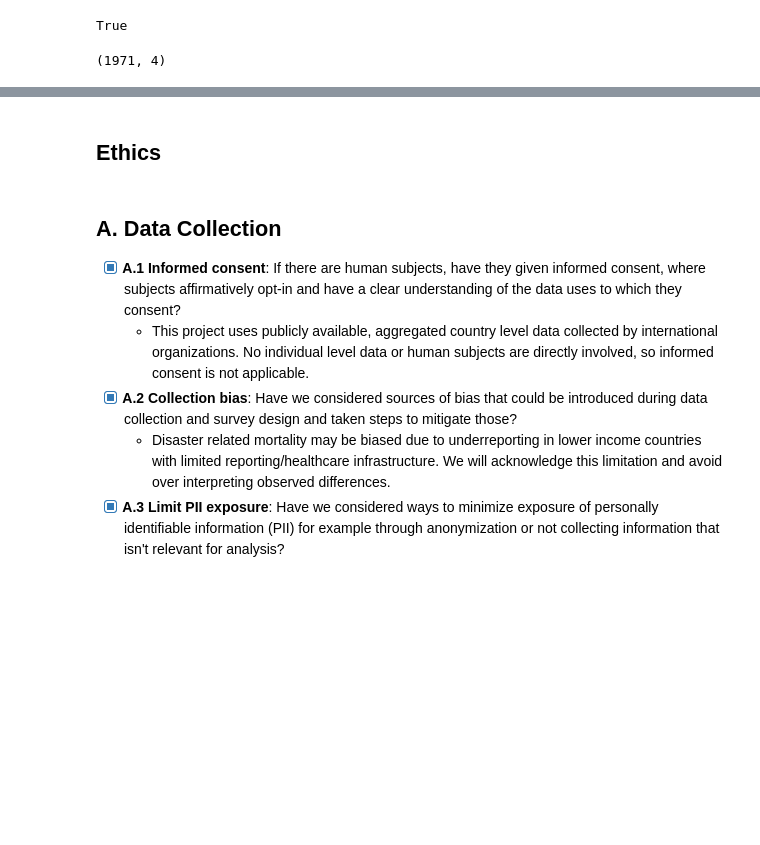
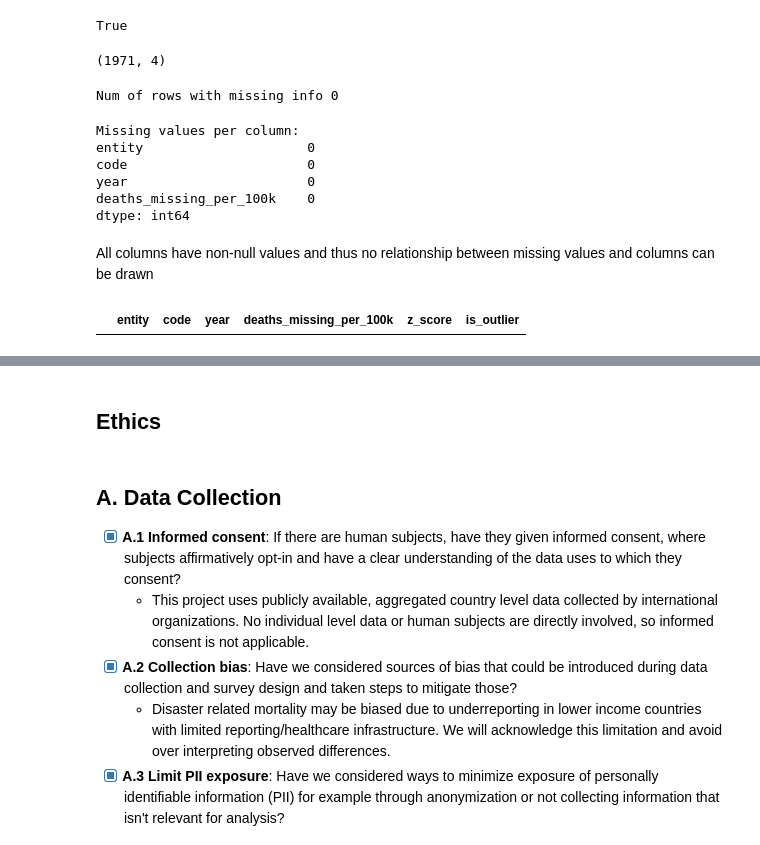
Before and after one commit to COGS108/Group133_WI26, a Jupyter notebook: 01-DataCheckpoint.ipynb, the cells around one changed output, grey strips where cells are left out. Cells and saved outputs as stored; diff of their text form; code cells hidden in the pictures; blank space fills up the shorter version.

```diff
--- a/01-DataCheckpoint.ipynb
+++ b/01-DataCheckpoint.ipynb
@@ -265,3 +280,24 @@ True
 disasters.shape
 # %% [output]
 (1971, 4)
+# %%
+#number of rows of at least one missing value
+rows_with_missing = disasters.isna().any(axis=1).sum()
+print("Num of rows with missing info", rows_with_missing)
+# %% [output]
+Num of rows with missing info 0
+# %%
+#count of rows with missing values per column
+missing_per_column = disasters.isna().sum()
+
+print("Missing values per column:")
+print(missing_per_column)
+# %% [output]
+Missing values per column:
+entity                     0
+code                       0
+year                       0
+deaths_missing_per_100k    0
+dtype: int64
+# %% [markdown]
+All columns have non-null values and thus no relationship between missing values and columns can be drawn
@@ -267,0 +310,6 @@ disasters.shape
+# %%
+#checking for incorrect values
+incorrect_value_rows = disasters[disasters['deaths_missing_per_100k'] < 0]
+incorrect_value_rows
+# %% [output]
+|  | entity | code | year | deaths_missing_per_100k | z_score | is_outlier |
```
Also changed, not shown: parts of 11 cells of this notebook.
